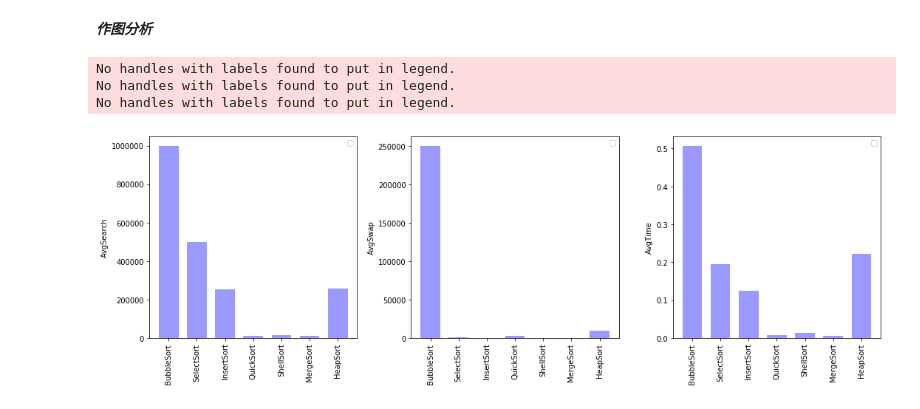
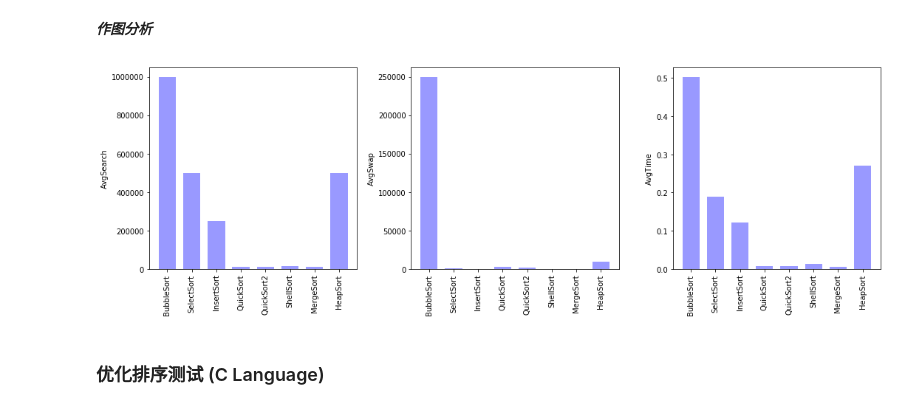
Before and after one commit to Li-Aaron/AlgorithmTest, a Jupyter notebook: sort_cmp/sort.ipynb, the cells around one changed output. Cells and saved outputs as stored; diff of their text form; code cells hidden in the pictures.

```diff
--- a/sort_cmp/sort.ipynb
+++ b/sort_cmp/sort.ipynb
@@ -81,7 +80,7 @@ def SortTestRep(cSortList, NumLen = 100, Times = 10):
 ***测试算法***
 # %%
 # run test (cost a period of time, suggest run once)
-TestResult = SortTestRep(SortFunc, NumLen = 1000, Times = 10)
+TestResult = SortTestRep(SortFunc, SortTest, NumLen = 1000, Times = 10)
 # %%
 # using pandas to analyse
 dfTest = pd.DataFrame(TestResult).T
@@ -100,29 +100,30 @@ HeapSort      258028  9033.6    0.222617
 # %% [markdown]
 ***作图分析***
 # %%
-# parameters
-NumAnalyse = len(keysToAnalyse)
-fig = plt.figure()
-fig.set_figheight(5)
-fig.set_figwidth(15)
-bar_width = 0.7
-opacity = 0.4
+def PlotResult(dfTest, keysToAnalyse):
+    # parameters
+    NumAnalyse = len(keysToAnalyse)
+    fig = plt.figure()
+    fig.set_figheight(5)
+    fig.set_figwidth(15)
+    bar_width = 0.7
+    opacity = 0.4
 
-# bar plots
-for i,key in zip(range(NumAnalyse),keysToAnalyse):
-    data = dfTest.loc[:,key]
-    ax = fig.add_subplot(1,NumAnalyse,i+1)
-    index = np.arange(len(data))
-    rects = plt.bar(index, data, bar_width,
-                     alpha=opacity,
-                     color='b')
-    plt.ylabel(key)
-    plt.xticks(index, dfTest.index, rotation=90)
-    plt.legend()
-    plt.tight_layout()
-plt.show()
+    # bar plots
+    for i,key in zip(range(NumAnalyse),keysToAnalyse):
+        data = dfTest.loc[:,key]
+        ax = fig.add_subplot(1,NumAnalyse,i+1)
+        index = np.arange(len(data))
+        rects = plt.bar(index, data, bar_width,
+                         alpha=opacity,
+                         color='b')
+        plt.ylabel(key)
+        plt.xticks(index, dfTest.index, rotation=90)
+        plt.tight_layout()
+    plt.show()
-# %% [output]
-No handles with labels found to put in legend.
-No handles with labels found to put in legend.
-No handles with labels found to put in legend.
-[figure, removed]
+# %%
+PlotResult(dfTest, keysToAnalyse)
+# %% [output]
+[figure, added]
+# %% [markdown]
+### 优化排序测试 (C Language)
```
Also changed, not shown: parts of 20 cells of this notebook, 22 other files.
